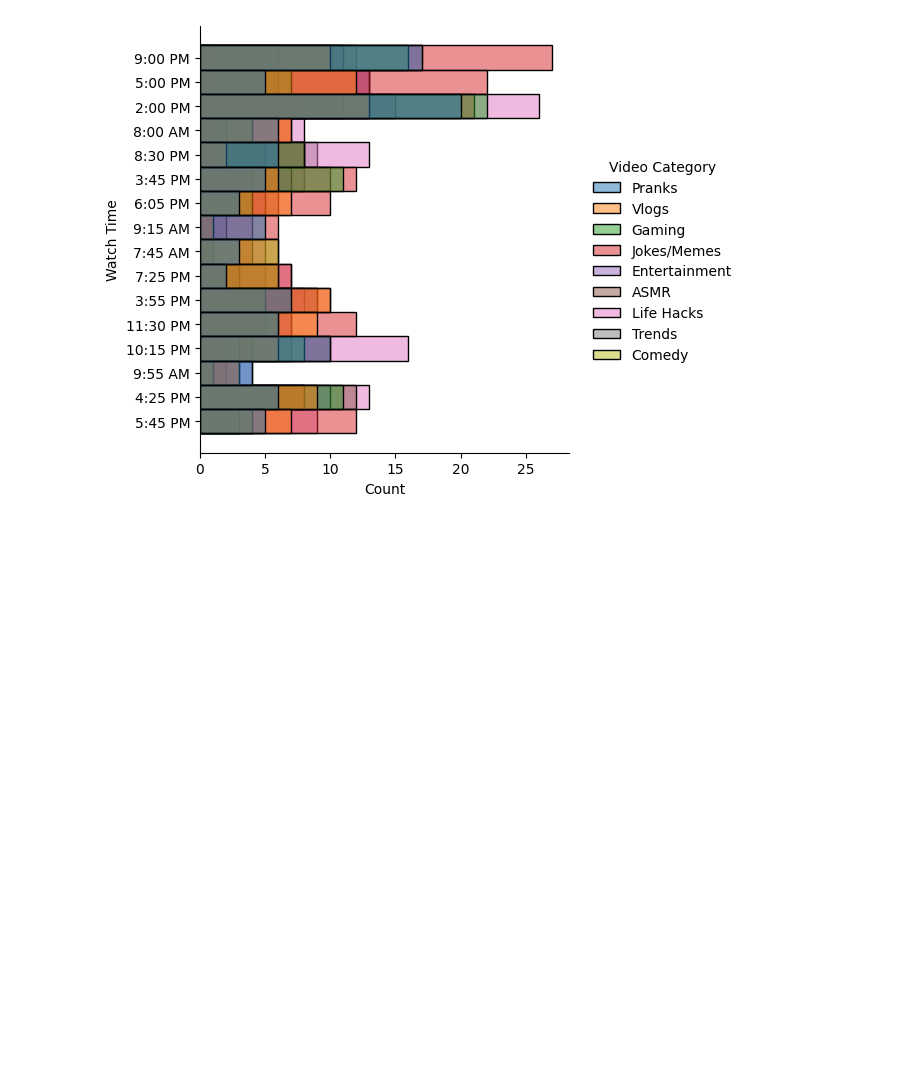
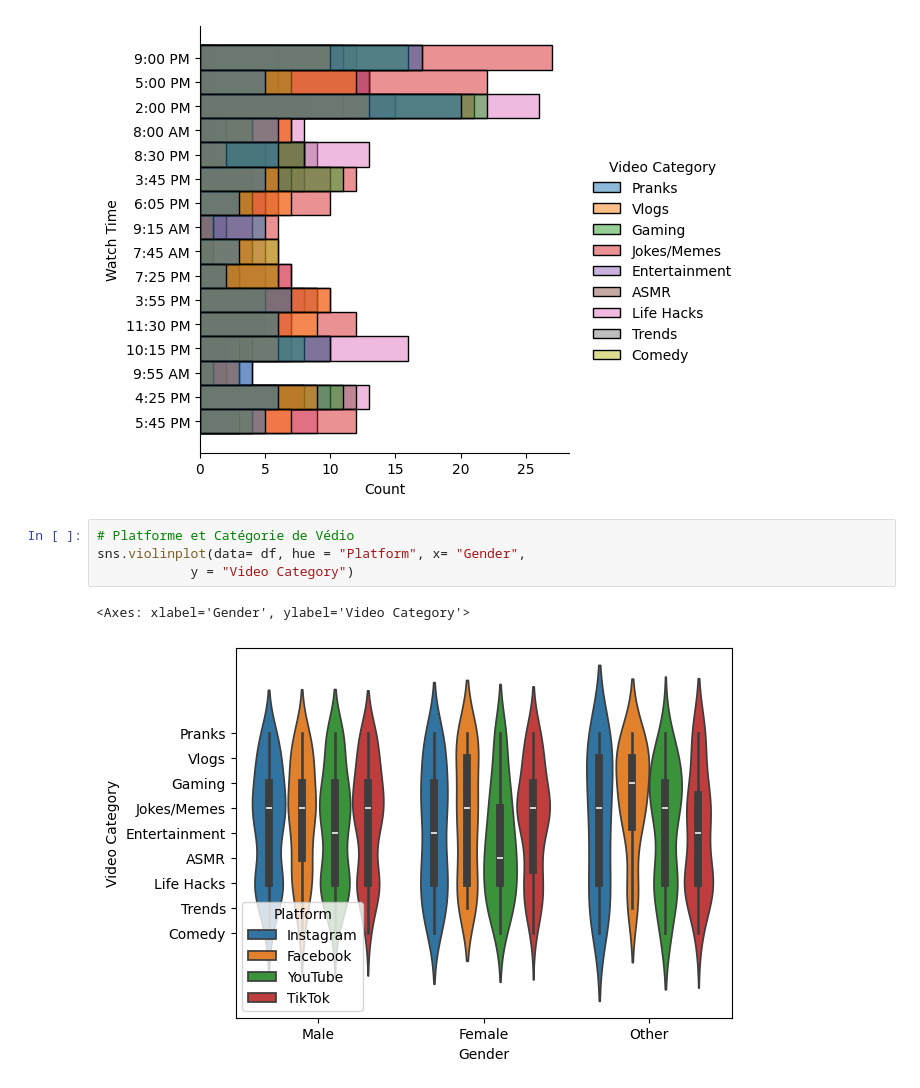
Before and after one commit to khelifaYacine/Menace-des-r-seaux-sociaux-, a Jupyter notebook: EDA_Temps_perdu_reseaux_sociaux.ipynb, the cells around one changed output. Drawn from its saved outputs; the diff is of its cells as text; blank space fills up the shorter version.

Commit message:
Platform et genre vs Video Category

```diff
--- a/EDA_Temps_perdu_reseaux_sociaux.ipynb
+++ b/EDA_Temps_perdu_reseaux_sociaux.ipynb
@@ -187,3 +187,10 @@ sns.displot (df, y="Watch Time", hue = "Video Category")
 <seaborn.axisgrid.FacetGrid at 0x...>
 <Figure size 2000x2000 with 0 Axes>
 [figure]
+# %%
+# Platforme et Catégorie de Védio
+sns.violinplot(data= df, hue = "Platform", x= "Gender",
+            y = "Video Category")
+# %% [output]
+<Axes: xlabel='Gender', ylabel='Video Category'>
+[figure, added]
```
Also changed, not shown: 1 other file.
